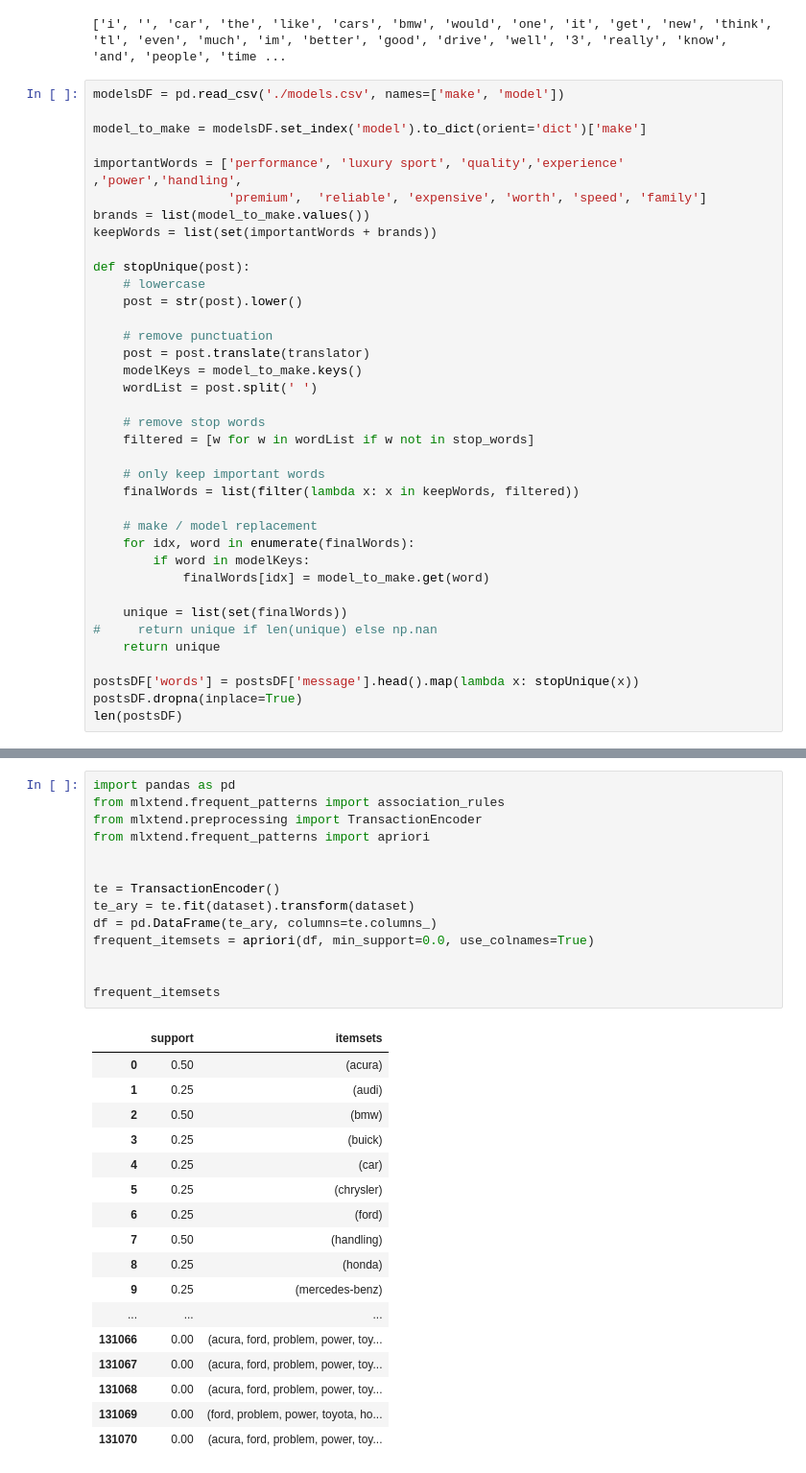
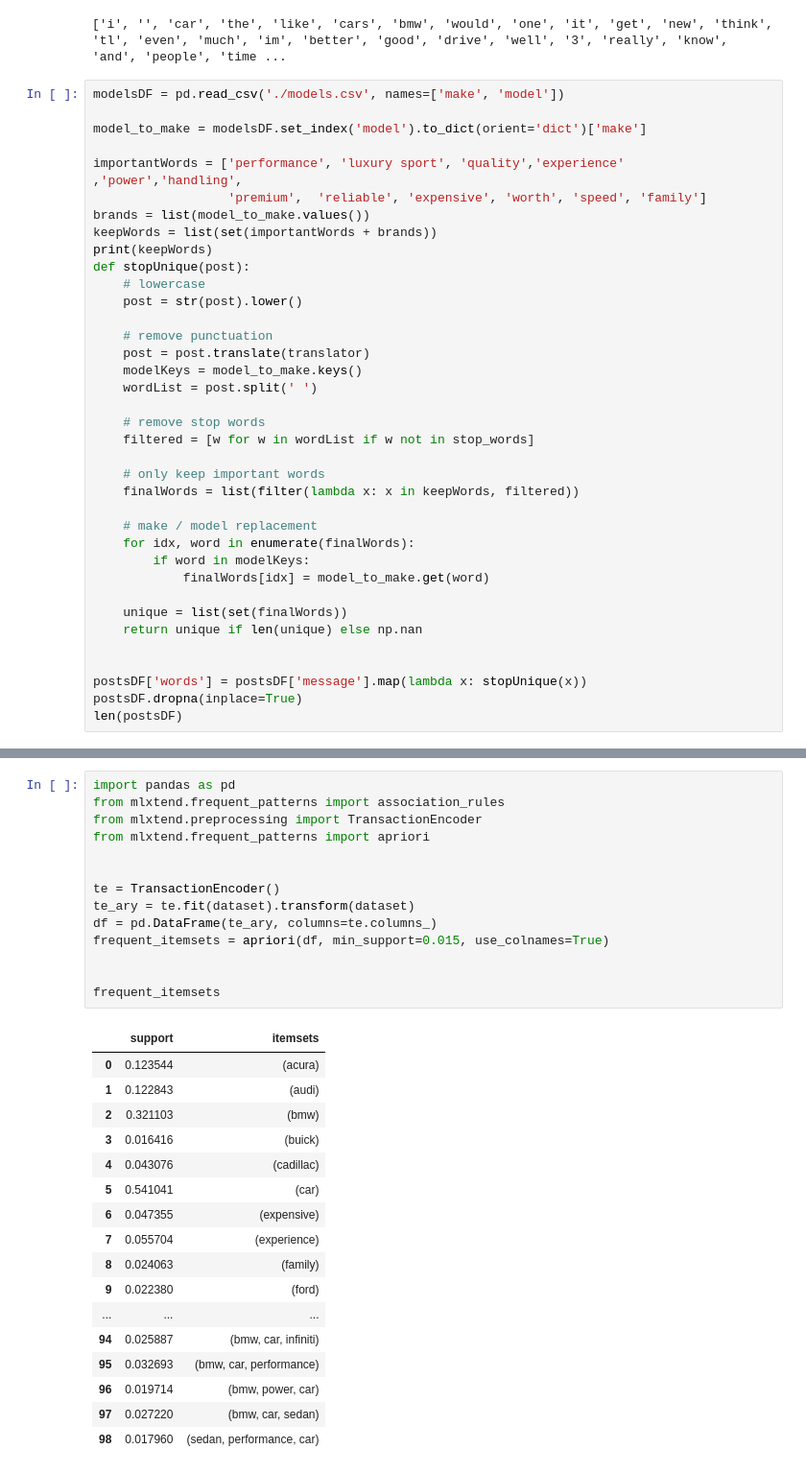
Before and after one commit to abhi-vik/ugc-analytics, a Jupyter notebook: assignments/first/Lift.ipynb, the cells around one changed output, grey strips where cells are left out. Shown at 96% size. Cells and saved outputs as stored; diff of their text form.

```diff
--- a/assignments/first/Lift.ipynb
+++ b/assignments/first/Lift.ipynb
@@ -48,7 +48,7 @@ importantWords = ['performance', 'luxury sport', 'quality','experience' ,'power'
                   'premium',  'reliable', 'expensive', 'worth', 'speed', 'family']
 brands = list(model_to_make.values())
 keepWords = list(set(importantWords + brands))
-
+print(keepWords)
 def stopUnique(post):
     # lowercase
     post = str(post).lower()
@@ -70,10 +70,10 @@ def stopUnique(post):
             finalWords[idx] = model_to_make.get(word)
 
     unique = list(set(finalWords))
-#     return unique if len(unique) else np.nan
-    return unique
+    return unique if len(unique) else np.nan
 
-postsDF['words'] = postsDF['message'].head().map(lambda x: stopUnique(x))
+
+postsDF['words'] = postsDF['message'].map(lambda x: stopUnique(x))
 postsDF.dropna(inplace=True)
 len(postsDF)
 # %% [output]
@@ -83,32 +103,32 @@ dataset = list(postsDF['words'])
 # %%
 import pandas as pd
 from mlxtend.frequent_patterns import association_rules
 from mlxtend.preprocessing import TransactionEncoder
 from mlxtend.frequent_patterns import apriori
 
 
 te = TransactionEncoder()
 te_ary = te.fit(dataset).transform(dataset)
 df = pd.DataFrame(te_ary, columns=te.columns_)
-frequent_itemsets = apriori(df, min_support=0.0, use_colnames=True)
+frequent_itemsets = apriori(df, min_support=0.015, use_colnames=True)
 
 
 frequent_itemsets
 # %% [output]
 |  | support | itemsets |
-| 0 | 0.50 | (acura) |
-| 1 | 0.25 | (audi) |
-| 2 | 0.50 | (bmw) |
-| 3 | 0.25 | (buick) |
-| 4 | 0.25 | (car) |
-| 5 | 0.25 | (chrysler) |
-| 6 | 0.25 | (ford) |
-| 7 | 0.50 | (handling) |
-| 8 | 0.25 | (honda) |
-| 9 | 0.25 | (mercedes-benz) |
+| 0 | 0.123544 | (acura) |
+| 1 | 0.122843 | (audi) |
+| 2 | 0.321103 | (bmw) |
+| 3 | 0.016416 | (buick) |
+| 4 | 0.043076 | (cadillac) |
+| 5 | 0.541041 | (car) |
+| 6 | 0.047355 | (expensive) |
+| 7 | 0.055704 | (experience) |
+| 8 | 0.024063 | (family) |
+| 9 | 0.022380 | (ford) |
 | ... | ... | ... |
-| 131066 | 0.00 | (acura, ford, problem, power, toy... |
-| 131067 | 0.00 | (acura, ford, problem, power, toy... |
-| 131068 | 0.00 | (acura, ford, problem, power, toy... |
-| 131069 | 0.00 | (ford, problem, power, toyota, ho... |
-| 131070 | 0.00 | (acura, ford, problem, power, toy... |
+| 94 | 0.025887 | (bmw, car, infiniti) |
+| 95 | 0.032693 | (bmw, car, performance) |
+| 96 | 0.019714 | (bmw, power, car) |
+| 97 | 0.027220 | (bmw, car, sedan) |
+| 98 | 0.017960 | (sedan, performance, car) |
```
Also changed, not shown: parts of 7 cells of this notebook.
